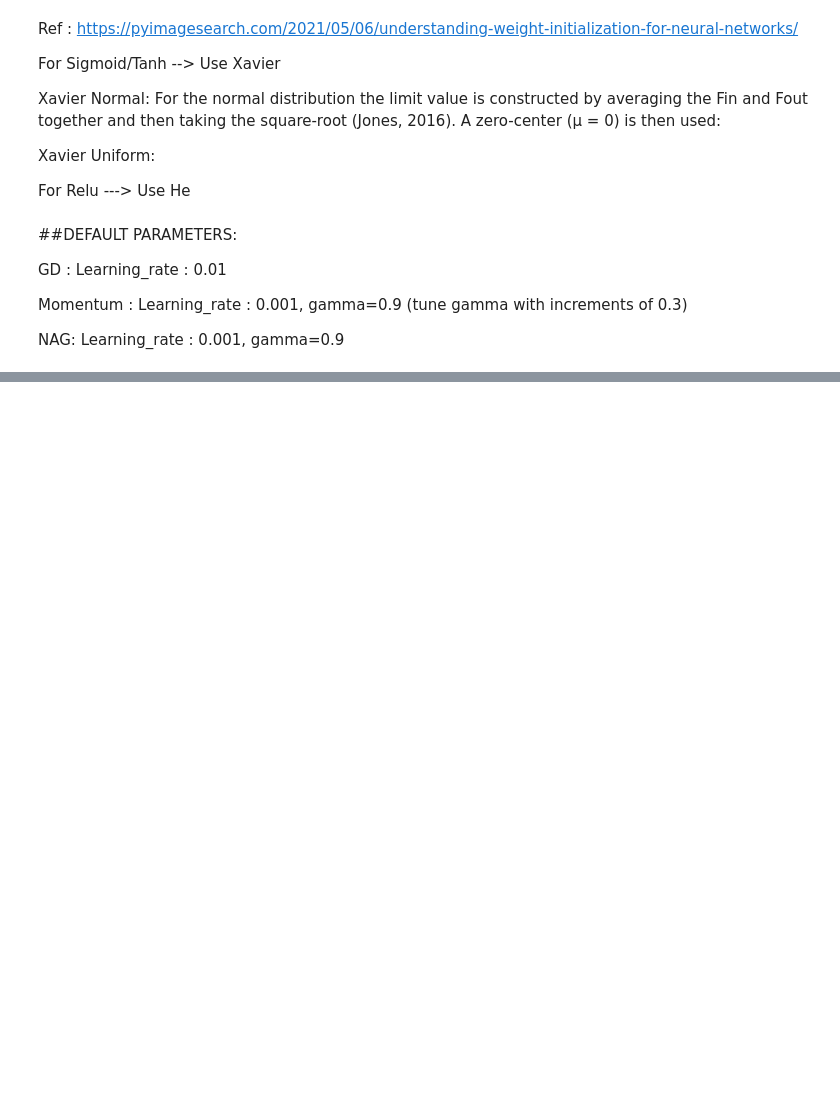
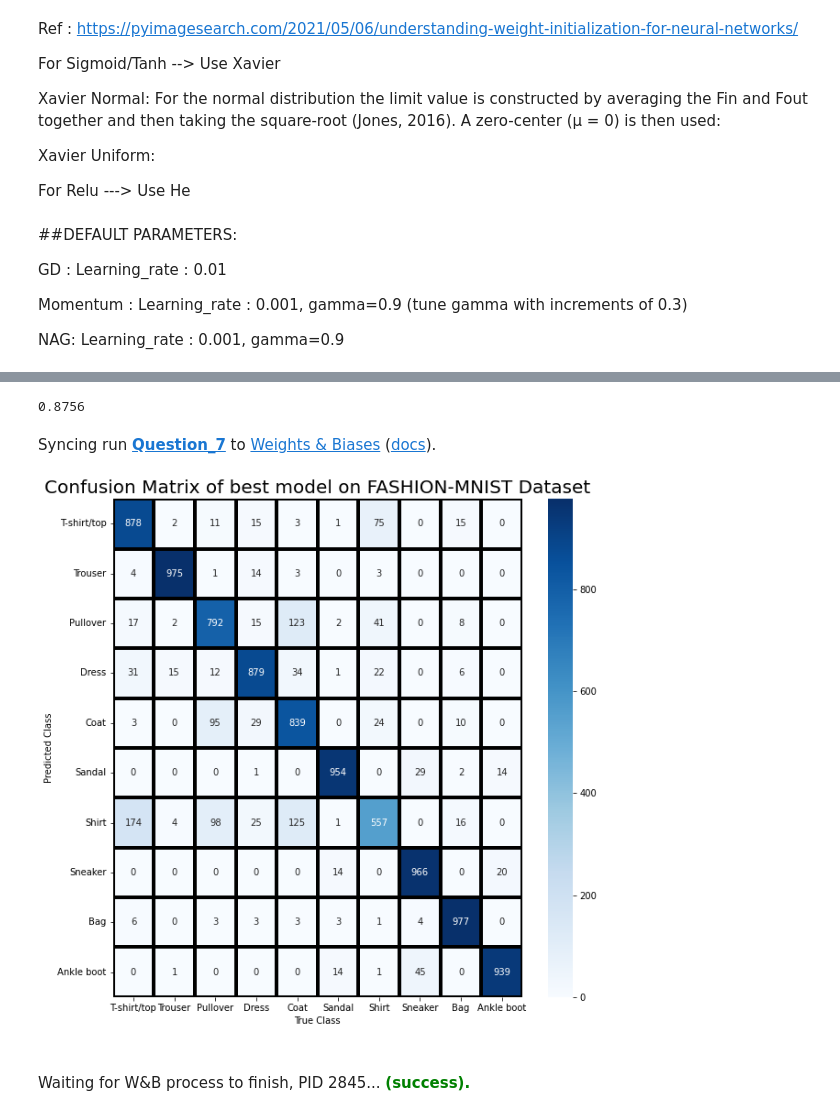
Before and after one commit to HegdeSiddesh/cs6910_assignment1, a Jupyter notebook: Assignment_1.ipynb, the cells around one changed output, grey strips where cells are left out. Saved outputs shown, nothing was run; the diff lists cells and outputs as text; code cells hidden in the pictures; blank space fills up the shorter version.

Commit message:
Q7 - Confusion matrix for test prediction , Q8 - plot for cross entropy loss vs squared error loss , Modification for random state setting during random initialization

```diff
--- a/Assignment_1.ipynb
+++ b/Assignment_1.ipynb
@@ -358,6 +346,7 @@ class FeedForwardNeuralNetwork():
     self.layer_sizes = [self.input_layer_size] + self.hidden_layer_sizes + [self.output_layer_size]
     weight_counts = len(self.hidden_layer_sizes)+1
     np.random.seed(137)
+    np.random.RandomState(137)
     self.optimizer.initialize(self.layer_sizes)
     for i in range(weight_counts):
 
@@ -1052,6 +1041,6 @@ activation_relu = activation_functions["ReLU"]
 output_activation_softmax = activation_functions["softmax"]
 
 #x_train = x_train.astype('float128')
-model = FeedForwardNeuralNetwork(layers, optimizer_adam, loss_cross_entropy, activation_relu, output_activation_softmax, 15, 512, initialization = "Xavier-Normal")
+model = FeedForwardNeuralNetwork(layers, optimizer_sgd, loss_squared, activation_tanh, output_activation_softmax, 5, 512, initialization = "Xavier-Normal")
 model.fit(x_train, y_train, x_val, y_val)
 # %% [output]
@@ -1275,0 +1300,35 @@ Waiting for W&B process to finish, PID 2708... (success).
+# %%
+#Accuracy for test data
+y_pred = model.predict(x_test)
+print(accuracy(np.argmax(y_test,1), np.argmax(y_pred,1)))
+# %% [output]
+0.8756
+# %%
+from sklearn import metrics
+import matplotlib.pyplot as plt
+import seaborn as sns
+import pandas as pd
+
+wandb.init(project="Assignment_1", name="Question_7")
+
+#labels = ["T-shirt/top", "Trouser", "Pullover", "Dress", "Coat", "Sandal", "Shirt", "Sneaker", "Bag", "Ankle boot"]
+
+conf_matrix=metrics.confusion_matrix(np.argmax(y_test,1), np.argmax(y_pred,1))
+df_conf_matrix = pd.DataFrame(conf_matrix, index=[i for i in labels], columns=[i for i in labels])
+
+plt.figure(figsize=(10, 10))
+ax = sns.heatmap(df_conf_matrix, annot=True,  cmap='Blues', fmt='d',linewidths=3, linecolor='black')
+ax.set_yticklabels(labels,rotation=0)
+plt.xlabel("True Class")
+plt.ylabel("Predicted Class")
+plt.title('Confusion Matrix of best model on FASHION-MNIST Dataset', fontsize=20)
+
+wandb.log({"Confusion_matrix": wandb.Image(plt)})
+
+plt.show()
+
+wandb.finish()
+# %% [output]
+Syncing run Question_7 to Weights & Biases (docs).
+[figure, added]
+Waiting for W&B process to finish, PID 2845... (success).
```
Also changed, not shown: parts of 16 cells of this notebook.
